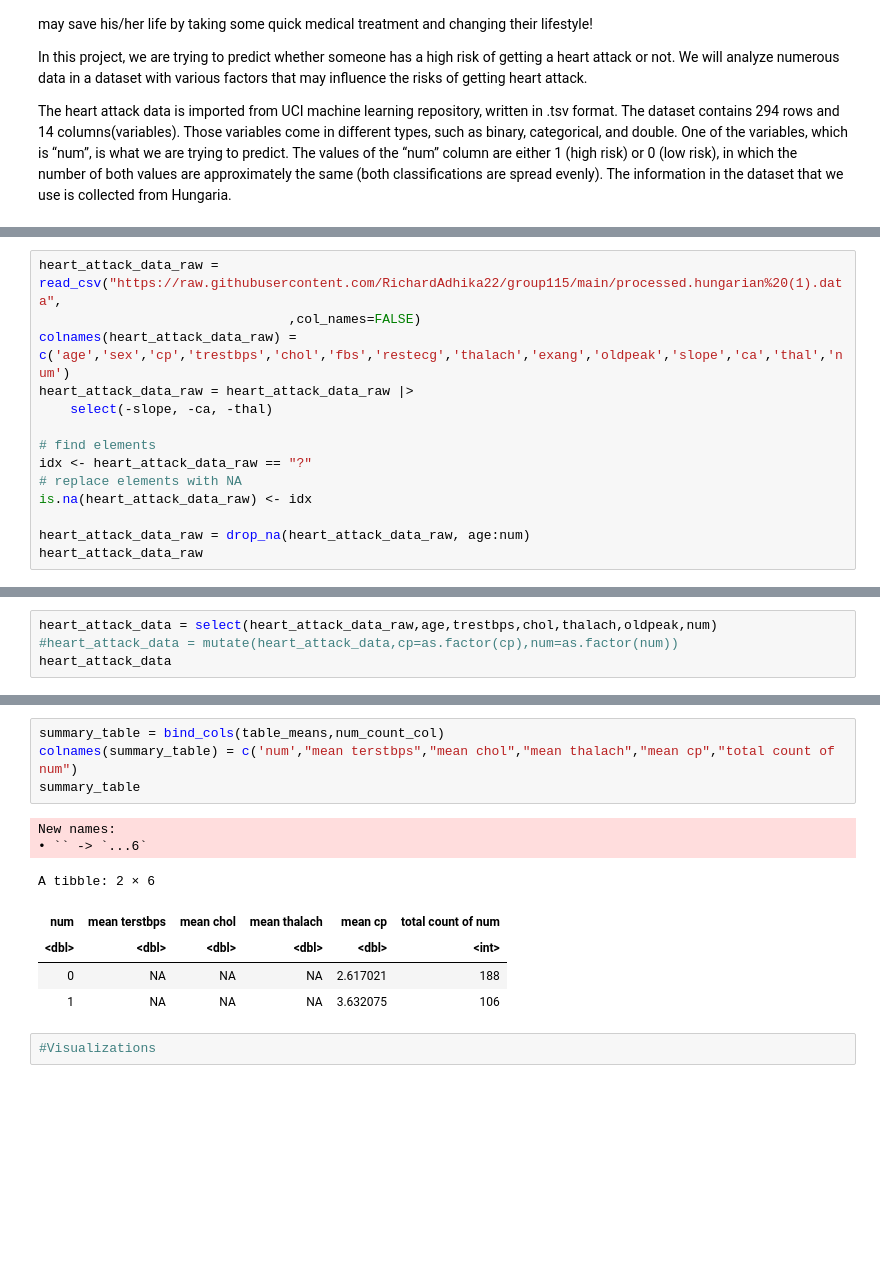
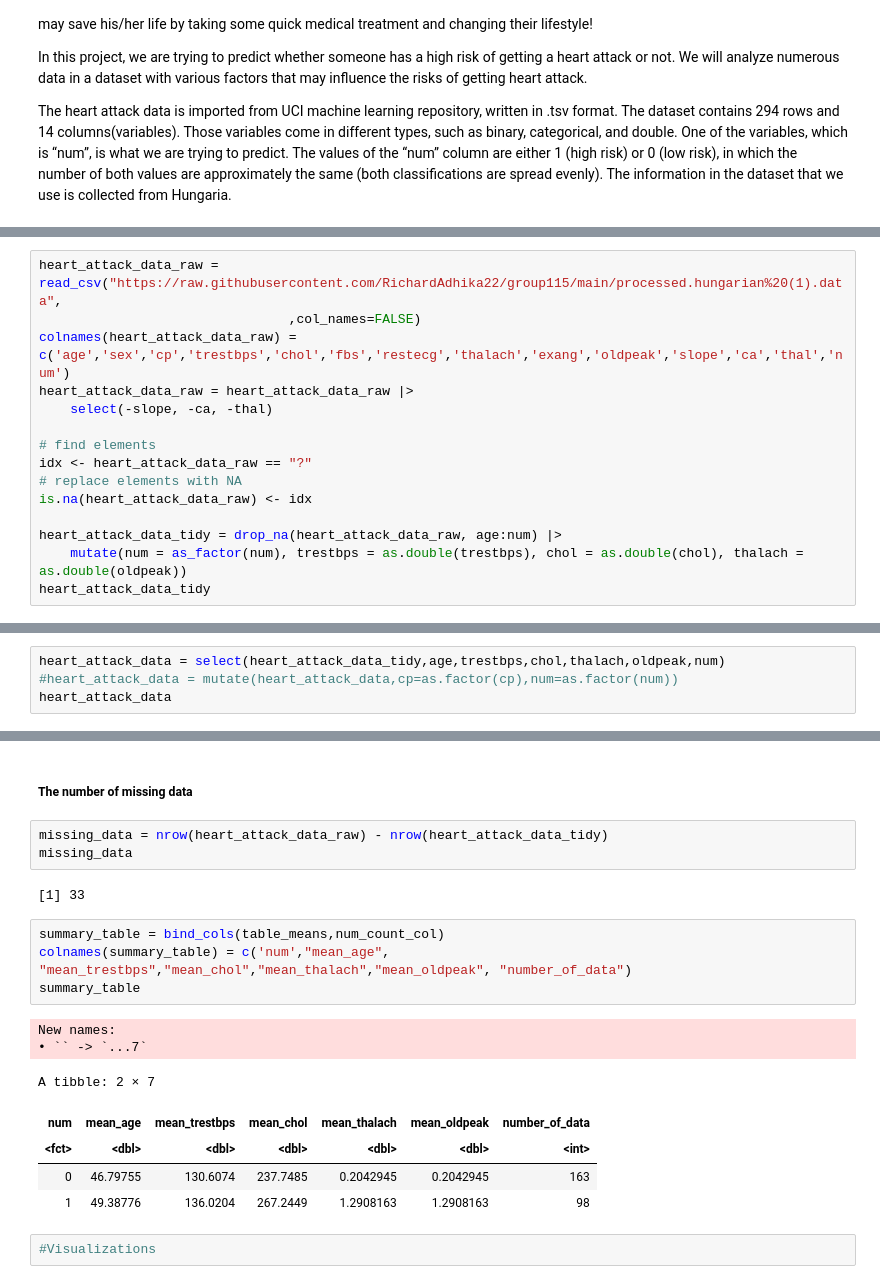
Before and after one commit to RichardAdhika22/heart_attack_prediction_knn, a Jupyter notebook: summary_tables.ipynb, the cells around one changed output, grey strips where cells are left out. Drawn from its saved outputs; the diff is of its cells as text; blank space fills up the shorter version.

```diff
--- a/summary_tables.ipynb
+++ b/summary_tables.ipynb
@@ -46,8 +48,9 @@ idx <- heart_attack_data_raw == "?"
 # replace elements with NA
 is.na(heart_attack_data_raw) <- idx
 
-heart_attack_data_raw = drop_na(heart_attack_data_raw, age:num)
-heart_attack_data_raw
+heart_attack_data_tidy = drop_na(heart_attack_data_raw, age:num) |>
+    mutate(num = as_factor(num), trestbps = as.double(trestbps), chol = as.double(chol), thalach = as.double(oldpeak))
+heart_attack_data_tidy
 # %% [output]
 Rows: 294 Columns: 14
 ── Column specification ────────────────────────────────────────────────────────
@@ -70,5 +75,5 @@ A tibble: 261 × 11
 # %%
-heart_attack_data = select(heart_attack_data_raw,age,trestbps,chol,thalach,oldpeak,num)
+heart_attack_data = select(heart_attack_data_tidy,age,trestbps,chol,thalach,oldpeak,num)
 #heart_attack_data = mutate(heart_attack_data,cp=as.factor(cp),num=as.factor(num))
 heart_attack_data
 # %% [output]
@@ -112,15 +120,22 @@ A tibble: 2 × 2
+# %% [markdown]
+##### The number of missing data
+# %%
+missing_data = nrow(heart_attack_data_raw) - nrow(heart_attack_data_tidy)
+missing_data
+# %% [output]
+[1] 33
 # %%
 summary_table = bind_cols(table_means,num_count_col)
-colnames(summary_table) = c('num',"mean terstbps","mean chol","mean thalach","mean cp","total count of num")
+colnames(summary_table) = c('num',"mean_age", "mean_trestbps","mean_chol","mean_thalach","mean_oldpeak", "number_of_data")
 summary_table
 # %% [output]
 New names:
-• `` -> `...6`
+• `` -> `...7`
-A tibble: 2 × 6
+A tibble: 2 × 7
-| num | mean terstbps | mean chol | mean thalach | mean cp | total count of num |
-| <dbl> | <dbl> | <dbl> | <dbl> | <dbl> | <int> |
-| 0 | NA | NA | NA | 2.617021 | 188 |
-| 1 | NA | NA | NA | 3.632075 | 106 |
+| num | mean_age | mean_trestbps | mean_chol | mean_thalach | mean_oldpeak | number_of_data |
+| <fct> | <dbl> | <dbl> | <dbl> | <dbl> | <dbl> | <int> |
+| 0 | 46.79755 | 130.6074 | 237.7485 | 0.2042945 | 0.2042945 | 163 |
+| 1 | 49.38776 | 136.0204 | 267.2449 | 1.2908163 | 1.2908163 | 98 |
 # %%
 #Visualizations
 # %%
```
Also changed, not shown: parts of 10 cells of this notebook.
